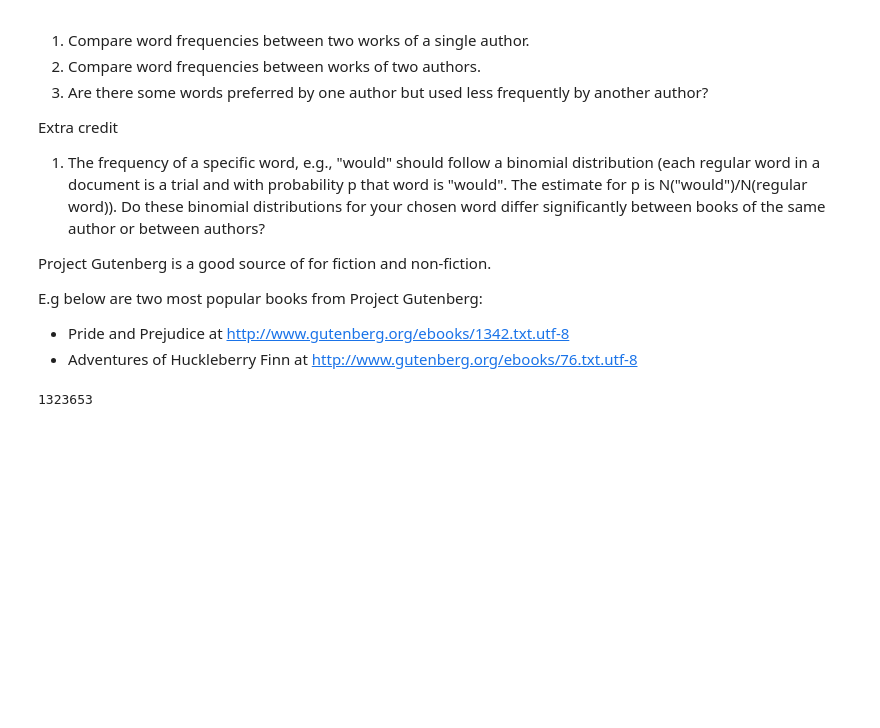
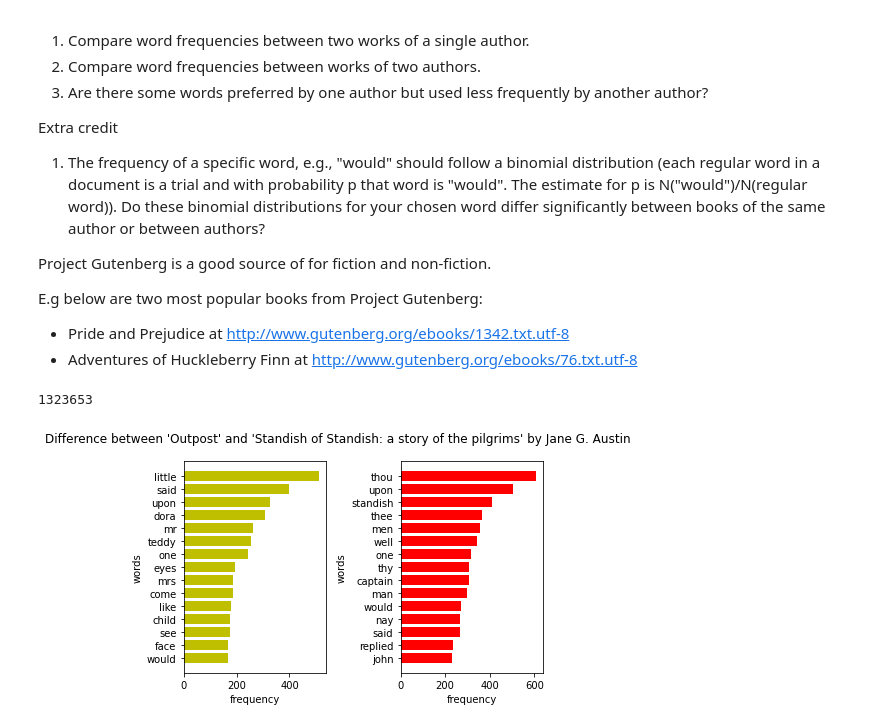
Before and after one commit to fdac22/MiniProject1, a Jupyter notebook: tkhan7.ipynb, the cells around one changed output. Cells and saved outputs as stored; diff of their text form; code cells hidden in the pictures; blank space fills up the shorter version.

```diff
--- a/tkhan7.ipynb
+++ b/tkhan7.ipynb
@@ -250,3 +250,27 @@ for i in range(2,13):
 len(t)
 # %% [output]
 1323653
+# %%
+def plot_graph(title, book_1, book_2):
+    fig, (book1, book2) = plt.subplots(1,2)
+    fig.suptitle(title)
+
+    book1.barh([ x [0] for x in book_1 ],[ x [1] for x in book_1 ], color ='y')
+    book1.set_xlabel('frequency')
+    book1.set_ylabel('words')
+
+    book2.set_xlabel('frequency')
+    book2.set_ylabel('words')
+
+    book2.barh([ x [0] for x in book_2 ],[ x [1] for x in book_2], color ='r')
+
+    plt.tight_layout()
+    plt.show()
+
+(book_1, tw_ee) = get_wf('https://www.gutenberg.org/cache/epub/4676/pg4676.txt')
+(book_2, tw_bu) = get_wf('https://www.gutenberg.org/cache/epub/22052/pg22052.txt')
+
+title = "Difference between 'Outpost' and 'Standish of Standish: a story of the pilgrims' by Jane G. Austin"
+plot_graph(title, book_1, book_2)
+# %% [output]
+[figure, added]
```
Also changed, not shown: parts of 1 cell of this notebook.
